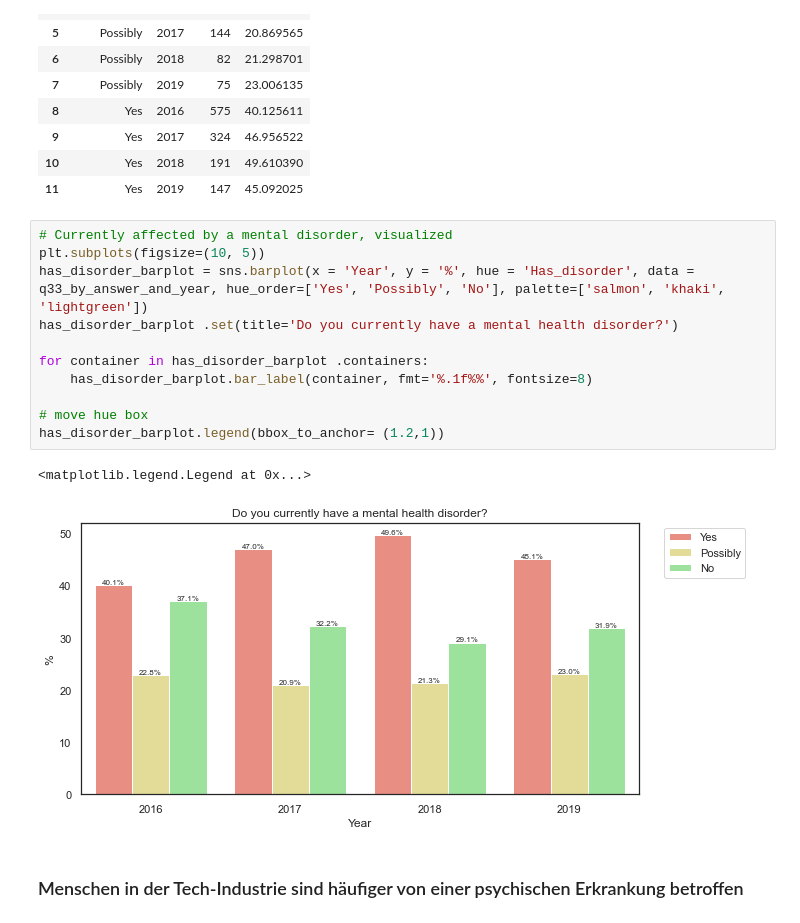
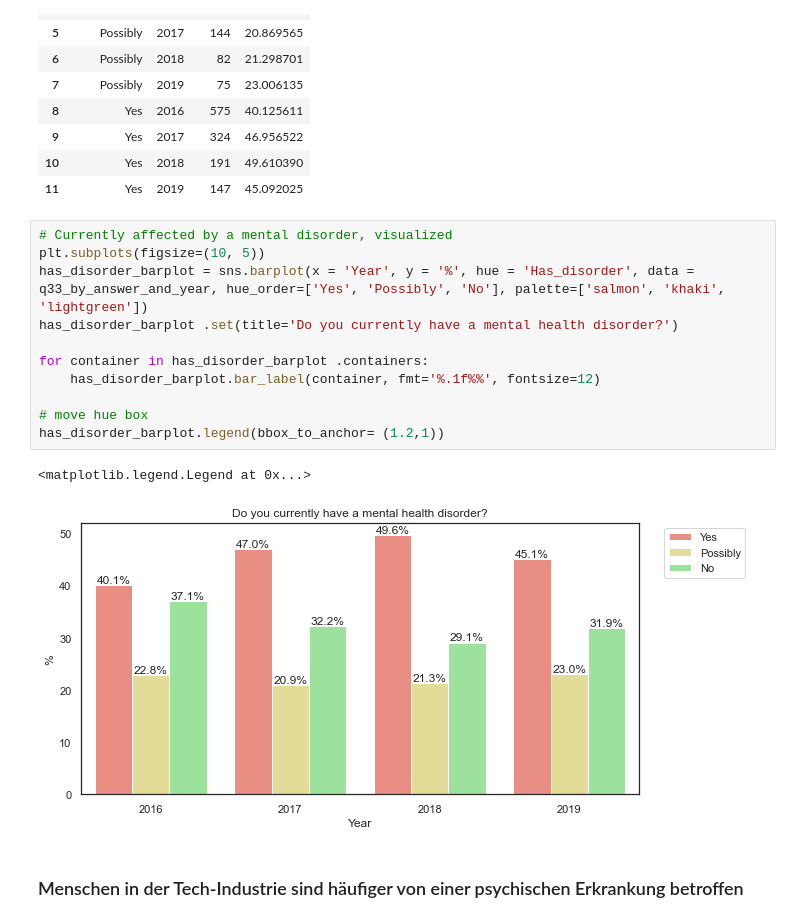
Before and after one commit to Selorikas/mental-health, a Jupyter notebook: mental-health.ipynb, the cells around one changed output. Drawn from its saved outputs; the diff is of its cells as text.

```diff
--- a/mental-health.ipynb
+++ b/mental-health.ipynb
@@ -287,17 +288,17 @@ q33_by_answer_and_year
 # %%
 # Currently affected by a mental disorder, visualized
 plt.subplots(figsize=(10, 5))
 has_disorder_barplot = sns.barplot(x = 'Year', y = '%', hue = 'Has_disorder', data = q33_by_answer_and_year, hue_order=['Yes', 'Possibly', 'No'], palette=['salmon', 'khaki', 'lightgreen'])
 has_disorder_barplot .set(title='Do you currently have a mental health disorder?')
 
 for container in has_disorder_barplot .containers:
-    has_disorder_barplot.bar_label(container, fmt='%.1f%%', fontsize=8)
+    has_disorder_barplot.bar_label(container, fmt='%.1f%%', fontsize=12)
 
 # move hue box
 has_disorder_barplot.legend(bbox_to_anchor= (1.2,1))
 # %% [output]
 <matplotlib.legend.Legend at 0x...>
-[figure, old version]
+[figure, new version]
 # %% [markdown]
 ### Menschen in der Tech-Industrie sind häufiger von einer psychischen Erkrankung betroffen
 # %% [markdown]
```
Also changed, not shown: parts of 2 cells of this notebook.
